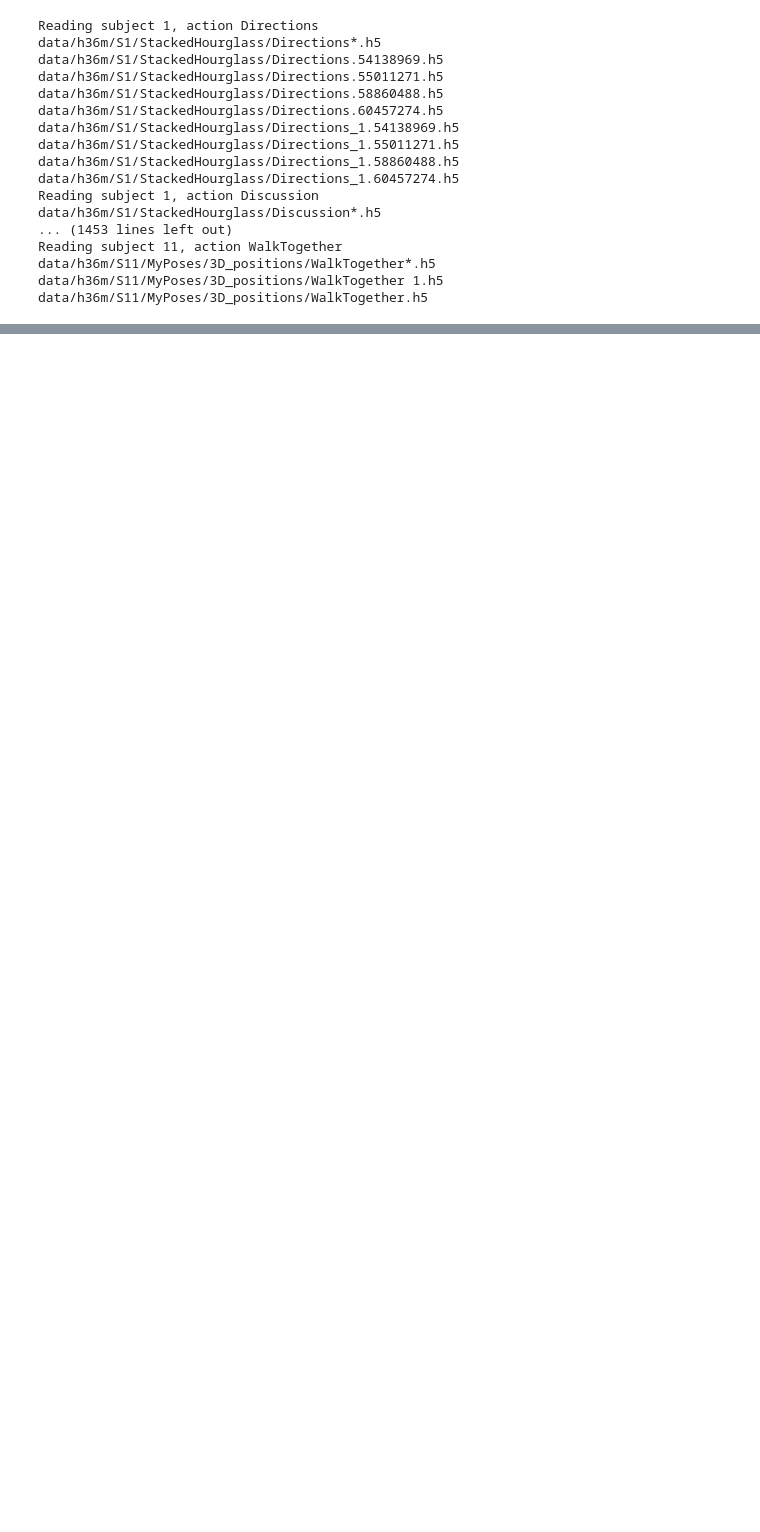
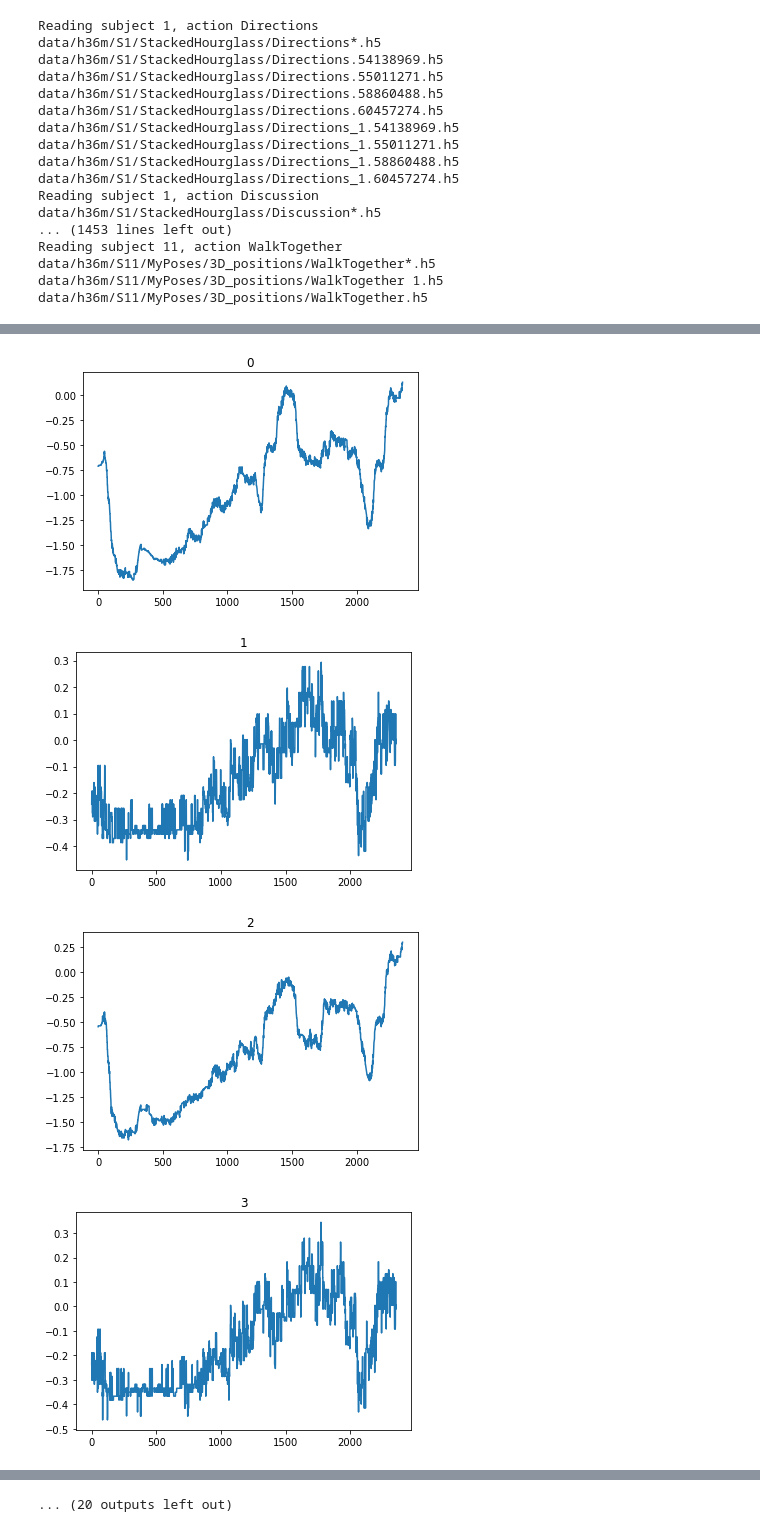
Before and after one commit to YukiOta/3d-pose-test, a Jupyter notebook: notebooks/workspace.ipynb, the cells around one changed output, grey strips where cells are left out. Saved outputs shown, nothing was run; the diff lists cells and outputs as text; code cells hidden in the pictures; blank space fills up the shorter version.

```diff
--- a/notebooks/workspace.ipynb
+++ b/notebooks/workspace.ipynb
@@ -143,0 +226,12 @@ poses3d.shape
+# %%
+for i in range(32):
+    tmp = test_set_2d[(9, 'Directions', 'Directions 1.54138969.h5-sh')][:, i]
+    # plt.clf()
+    plt.figure()
+    plt.title(str(i))
+    plt.plot(tmp)
+# %% [output]
+[figure, added]
+[figure, added]
+[figure, added]
+[figure, added]
@@ -143,0 +246 @@ poses3d.shape
+... (20 outputs left out)
```
Also changed, not shown: parts of 16 cells of this notebook, 1 other file.
